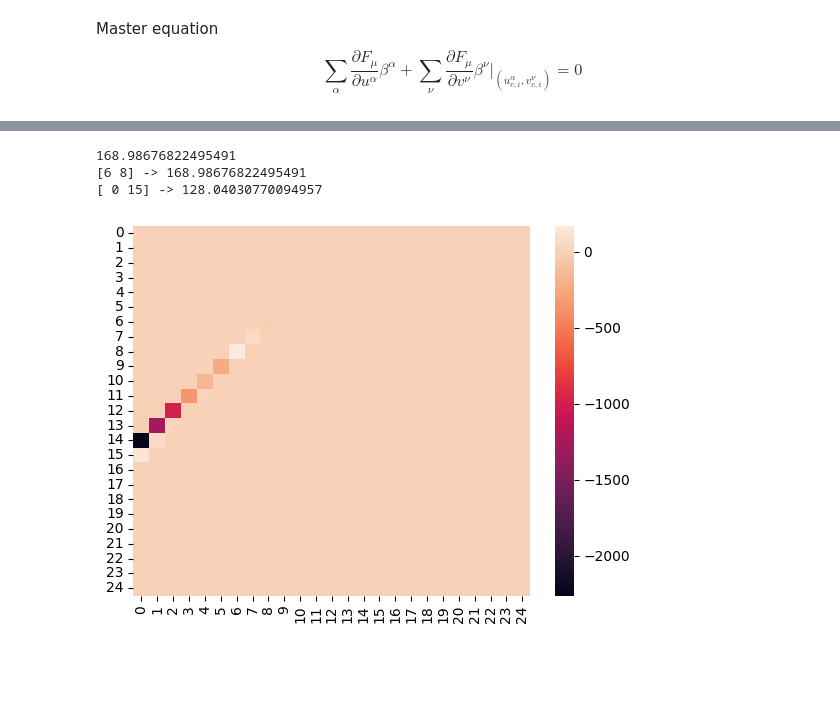
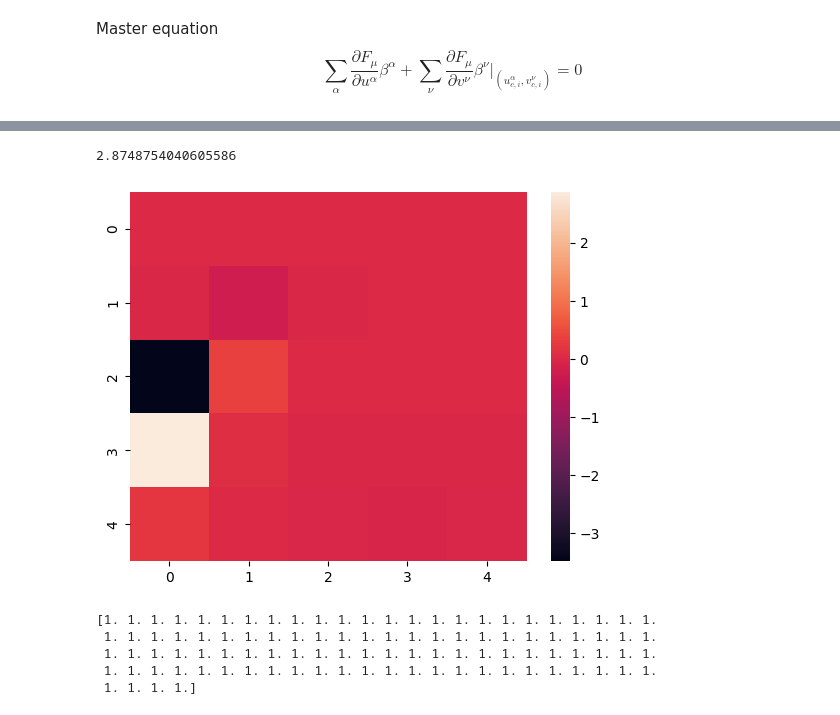
Before and after one commit to StijnCool/nast-thesis, a Jupyter notebook: Scalar field in 2D.ipynb, the cells around one changed output, grey strips where cells are left out. Drawn from its saved outputs; the diff is of its cells as text; code cells hidden in the pictures; blank space fills up the shorter version.

Commit message:
Changed to vector and matrix equations

```diff
--- a/Scalar field in 2D.ipynb
+++ b/Scalar field in 2D.ipynb
@@ -107,20 +127,14 @@ $$ F_{\mu}(u,v) = \sum_{i=1}^{\infty} p_{\mu,i} \psi_i(u,v) $$
 Master equation
 $$ \sum_{\alpha} \frac{\partial F_{\mu}}{\partial u^{\alpha}} \beta^{\alpha} + \sum_{\nu} \frac{\partial F_{\mu}}{\partial v^{\nu}} \beta^{\nu} \Bigg\rvert_{(u^{\alpha}_{c,i},v^{\nu}_{c,i})} = 0 $$
 # %%
-# write master equation in terms of derivatives of basis functions
-p = np.random.rand(N_p)
+## write master equation in terms of derivatives of basis functions
+jd = np.array(list(range(0,N_p,2)))
+N = jd.size
+p = np.random.rand(N)
 
-# precalculate dpsi; dpsi for i'th colocation point evaluated at j'th
-pc_dpsi = np.zeros((N_p,N_p,2))
-for i in range(0,N_p):
-    for j in range(0,N_p):
-        J = idToCoord(j)
-        pc_dpsi[i,j] = dpsi(i,ug[J[0],J[1]],vg[J[0],J[1]])
+# precalculate psi; psi(i,j) for i'th colocation point evaluated in the j'th psi
+pc_psi = np.array([psi_i(jd,i) for i in range(0,N_p)])
 
-# precalculate psi; psi for i'th colocation point evaluated at j'th
-pc_psi = np.zeros((N_p,N_p))
-for i in range(0,N_p):
-    for j in range(0,N_p):
-        J = idToCoord(j)
-        pc_psi[i,j] = psi(i,ug[J[0],J[1]],vg[J[0],J[1]])
+# precalculate dpsi; dpsi(i,2,j) for i'th colocation point evaluated in the j'th psi
+pc_dpsi = np.array([dpsi_i(jd,i) for i in range(0,N_p)])
 # %%
@@ -146,14 +154,11 @@ sns.heatmap(np.array([[F(i+nu*j) for i in range(0,nu)] for j in range(0,nv)]))
 # %%
-def dF(i):
+def dF_i(i, p=p):
     # derivative of generating function evaluated at i'th colocation point
-    value = np.array([0.0,0.0])
-    for j in range(0,N_p):
-        value += p[j]*pc_dpsi[j][i]
-    return value
+    return np.array([np.dot(p,pc_dpsi[i,0,:]), np.dot(p,pc_dpsi[i,1,:])])
 
 plt.figure()
-sns.heatmap(np.array([[dF(i+nu*j)[0] for i in range(0,nu)] for j in range(0,nv)]))
+sns.heatmap(np.array([[dF_i(i+nu*j)[0] for i in range(0,nu)] for j in range(0,nv)]))
 plt.figure()
-sns.heatmap(np.array([[dF(i+nu*j)[1] for i in range(0,nu)] for j in range(0,nv)]))
+sns.heatmap(np.array([[dF_i(i+nu*j)[1] for i in range(0,nu)] for j in range(0,nv)]))
 # %% [output]
 <AxesSubplot:>
@@ -162,24 +167,44 @@ sns.heatmap(np.array([[dF(i+nu*j)[1] for i in range(0,nu)] for j in range(0,nv)]
 # %%
-def master(i):
+def master(i, p=p):
     # master equation evaluated at i'th colocation point
-    I = idToCoord(i)
-    pc_beta = beta(ug[I[0],I[1]],vg[I[0],I[1]])
-    pc_dF = dF(i)
+    I = I = idToCoord(np.array([i]))
+    pc_beta = beta(ug[I[0,0],I[0,1]],vg[I[0,0],I[0,1]])
+    pc_dF = dF_i(i)
     return pc_beta[0]*pc_dF[0]+pc_beta[1]*pc_dF[1]
 
 plt.figure()
 sns.heatmap(np.array([[master(i+nu*j) for i in range(0,nu)] for j in range(0,nv)]))
 
 print(np.max(np.array([[master(i+nu*j) for i in range(0,nu)] for j in range(0,nv)])))
 
 for n in range(0,N_p):
     m = master(n)
     if m >= 100:
         print(f'{idToCoord(n)} -> {m}')
 # %% [output]
-168.98676822495491
-[6 8] -> 168.98676822495491
-[ 0 15] -> 128.04030770094957
+2.8748754040605586
-[figure, old version]
+[figure, new version]
 # %%
-# tune p s.t. all master equations go to 0
+## tune p s.t. all master equations go to 0
+pop_size = 100
+
+# initilize population
+pop = np.random.rand(pop_size, N_p)
+
+# fitness function
+def fitness(p):
+    val = 0.0
+    for i in range(0,N_p):
+        val += master(i,p)
+    return val
+
+# score each individual in the generation
+scores = [fitness(p) for p in pop]
+scores = scores/max(scores)
+print(scores)
+# %% [output]
+[1. 1. 1. 1. 1. 1. 1. 1. 1. 1. 1. 1. 1. 1. 1. 1. 1. 1. 1. 1. 1. 1. 1. 1.
+ 1. 1. 1. 1. 1. 1. 1. 1. 1. 1. 1. 1. 1. 1. 1. 1. 1. 1. 1. 1. 1. 1. 1. 1.
+ 1. 1. 1. 1. 1. 1. 1. 1. 1. 1. 1. 1. 1. 1. 1. 1. 1. 1. 1. 1. 1. 1. 1. 1.
+ 1. 1. 1. 1. 1. 1. 1. 1. 1. 1. 1. 1. 1. 1. 1. 1. 1. 1. 1. 1. 1. 1. 1. 1.
+ 1. 1. 1. 1.]
```
Also changed, not shown: parts of 13 cells of this notebook.
